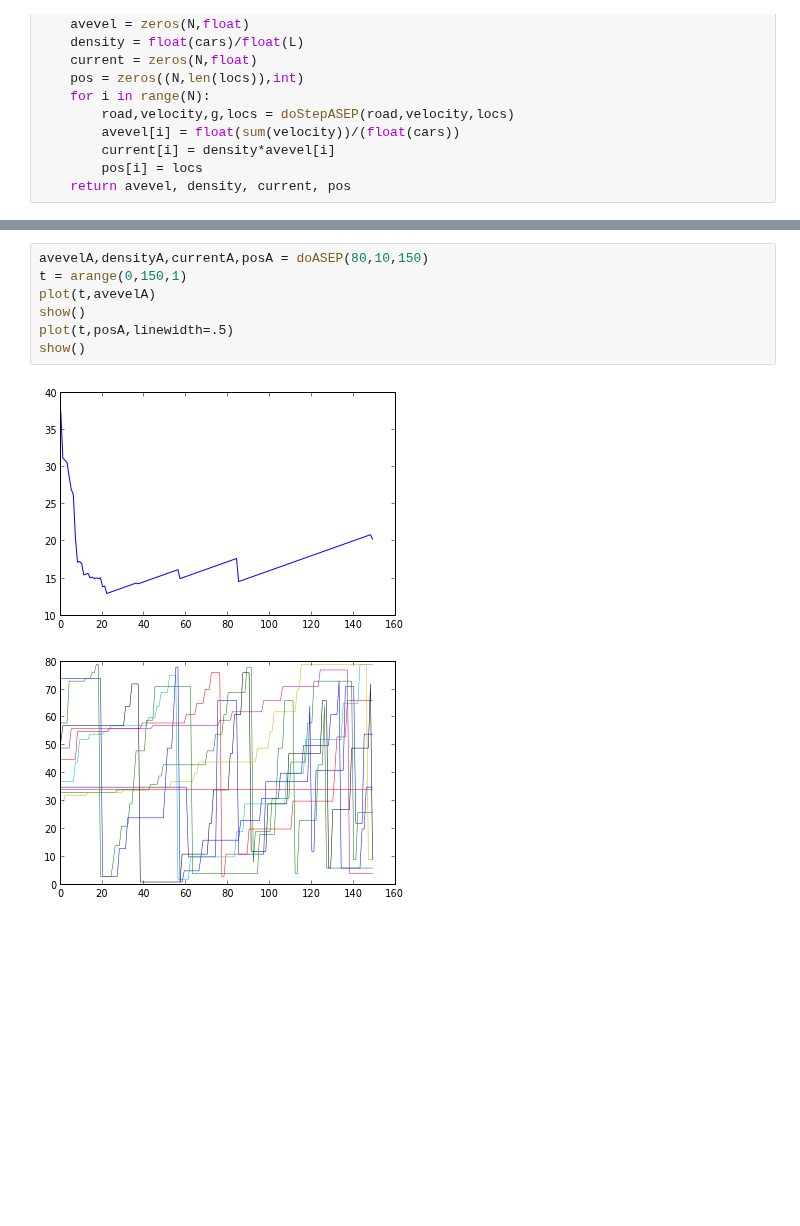
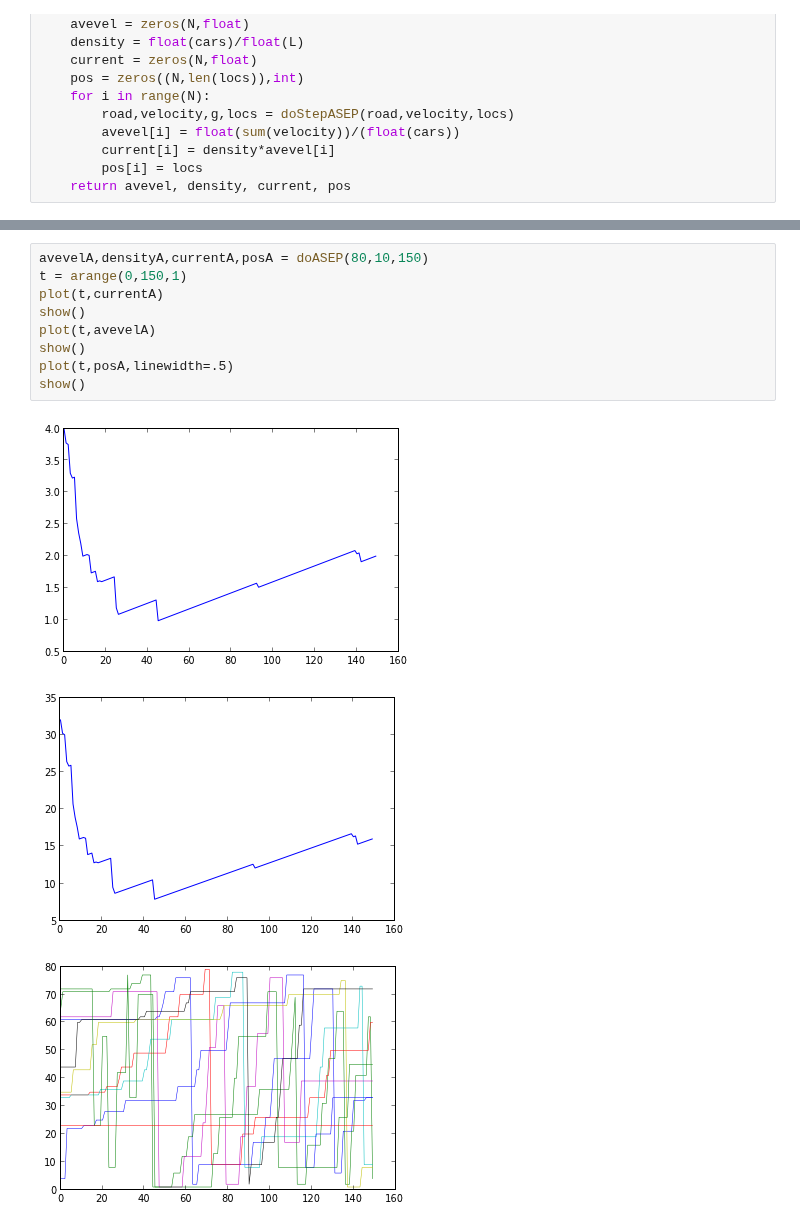
Before and after one commit to jeziegle/PHYS202-S13, a Jupyter notebook: Project/OneDimensionalTraffic.ipynb, the cells around one changed output, grey strips where cells are left out. Saved outputs shown, nothing was run; the diff lists cells and outputs as text; blank space fills up the shorter version.

```diff
--- a/Project/OneDimensionalTraffic.ipynb
+++ b/Project/OneDimensionalTraffic.ipynb
@@ -193,13 +196,16 @@ show()
 # %%
 avevelA,densityA,currentA,posA = doASEP(80,10,150)
 t = arange(0,150,1)
+plot(t,currentA)
+show()
 plot(t,avevelA)
 show()
 plot(t,posA,linewidth=.5)
 show()
 # %% [output]
-[figure, old version]
+[figure, new version]
-[figure, old version]
+[figure, new version]
+[figure, added]
 # %%
 cars = arange(1,81,1)
 road = zeros(len(cars),int)+100
```
Also changed, not shown: parts of 5 cells of this notebook.
